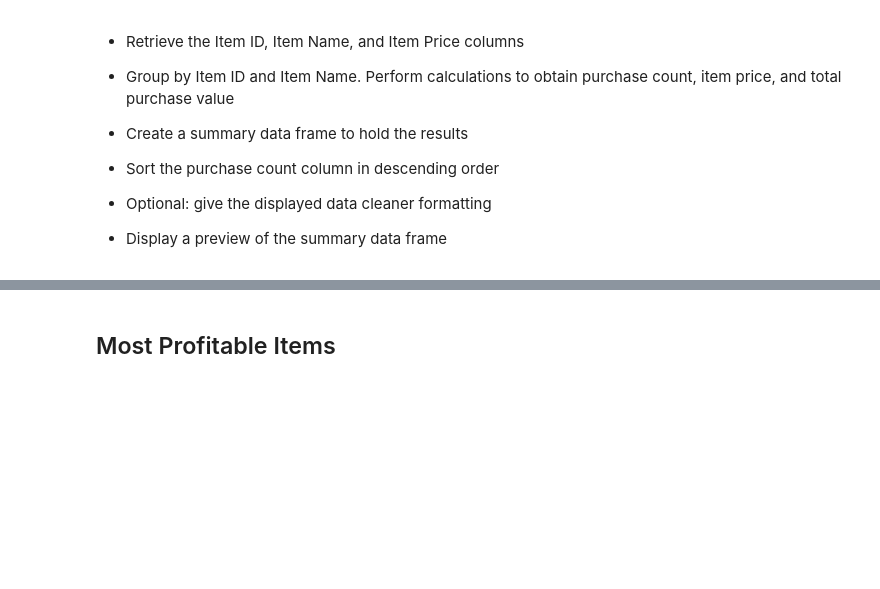
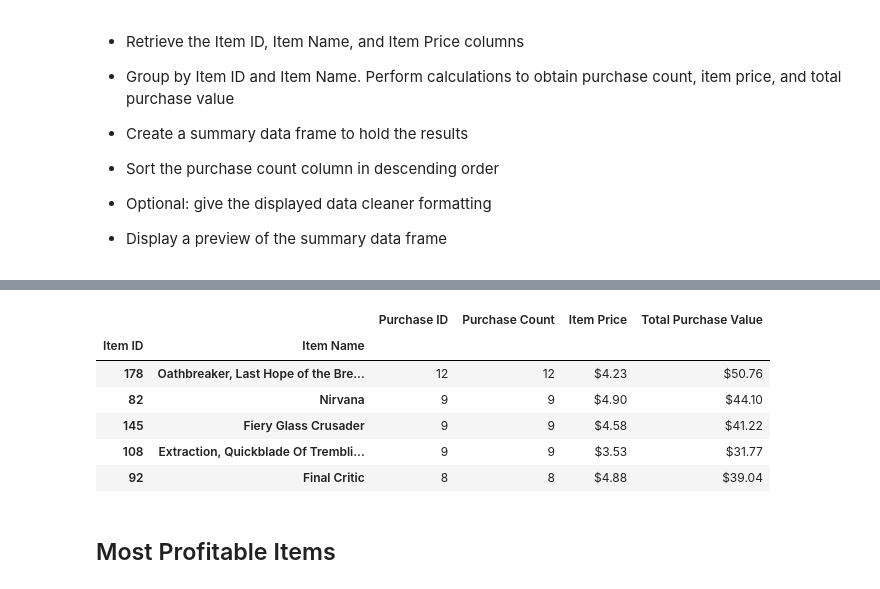
Before and after one commit to natashacrosby/DataVizPortfolio, a Jupyter notebook: HOP_NDC.ipynb, the cells around one changed output, grey strips where cells are left out. Cells and saved outputs as stored; diff of their text form; code cells hidden in the pictures; blank space fills up the shorter version.

```diff
--- a/HOP_NDC.ipynb
+++ b/HOP_NDC.ipynb
@@ -206,3 +304,31 @@ AttributeError: 'float' object has no attribute 'count'
+# %%
+
+pymoli_items_count_df = pd.DataFrame(purchase_data.groupby(["Item ID","Item Name"]).count())
+
+pymoli_items_sum_df = pd.DataFrame(purchase_data.groupby(["Item ID","Item Name"]).sum())
+
+pymoli_items_count_df["Purchase Count"] = pymoli_items_count_df["Age"]
+pymoli_items_count_df["Item Price"] = round(pymoli_items_sum_df["Price"]/pymoli_items_count_df["Age"],2)
+pymoli_items_count_df["Total Purchase Value"] = pymoli_items_sum_df["Price"]
+
+
+pymoli_items_count_df = pymoli_items_count_df.sort_values(by = ["Purchase Count","Total Purchase Value"],ascending = False)
+
+pymoli_popular_items_df = pymoli_items_count_df.drop(labels = ["Age","Age Group","Gender","Price","SN"],axis = 1)
+
+pymoli_popular_items_df["Item Price"] = pymoli_popular_items_df["Item Price"].map("${:,.2f}".format)
+pymoli_popular_items_df["Total Purchase Value"] = pymoli_popular_items_df["Total Purchase Value"].map("${:,.2f}".format)
+
+
+pymoli_popular_items_df.head()
+# %% [output]
+|  |  | Purchase ID | Purchase Count | Item Price | Total Purchase Value |
+| Item ID | Item Name |  |  |  |  |
+| 178 | Oathbreaker, Last Hope of the Bre... | 12 | 12 | $4.23 | $50.76 |
+| 82 | Nirvana | 9 | 9 | $4.90 | $44.10 |
+| 145 | Fiery Glass Crusader | 9 | 9 | $4.58 | $41.22 |
+| 108 | Extraction, Quickblade Of Trembli... | 9 | 9 | $3.53 | $31.77 |
+| 92 | Final Critic | 8 | 8 | $4.88 | $39.04 |
 # %% [markdown]
 ## Most Profitable Items
 # %% [markdown]
```
Also changed, not shown: parts of 15 cells of this notebook.
